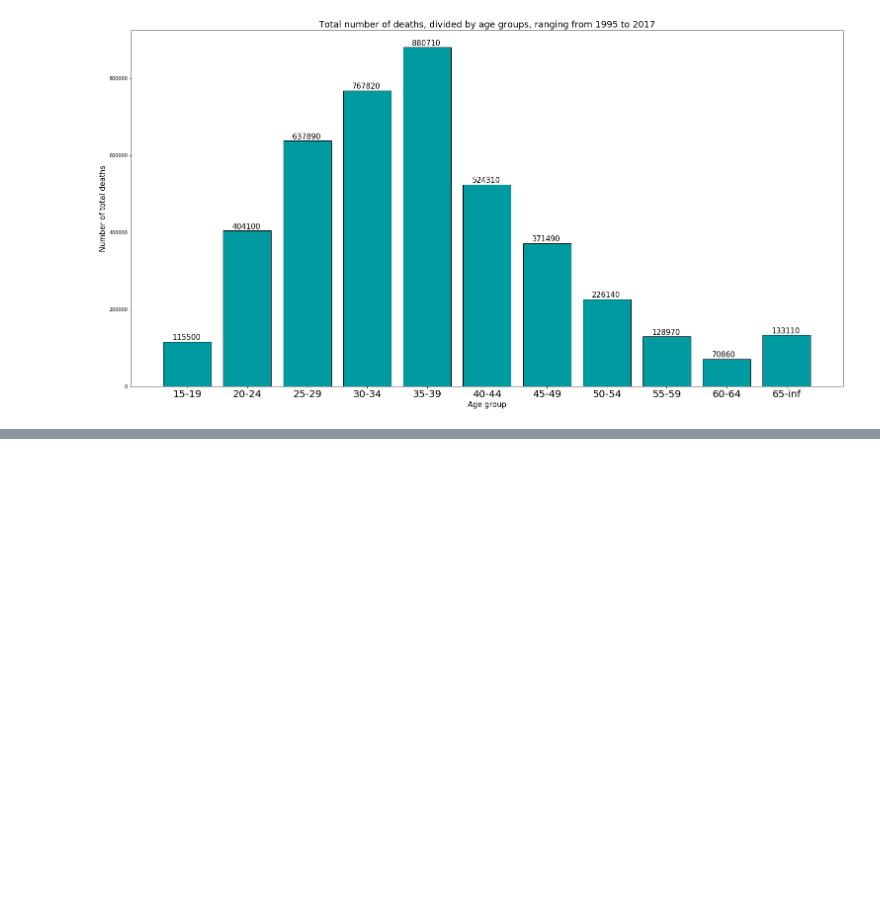
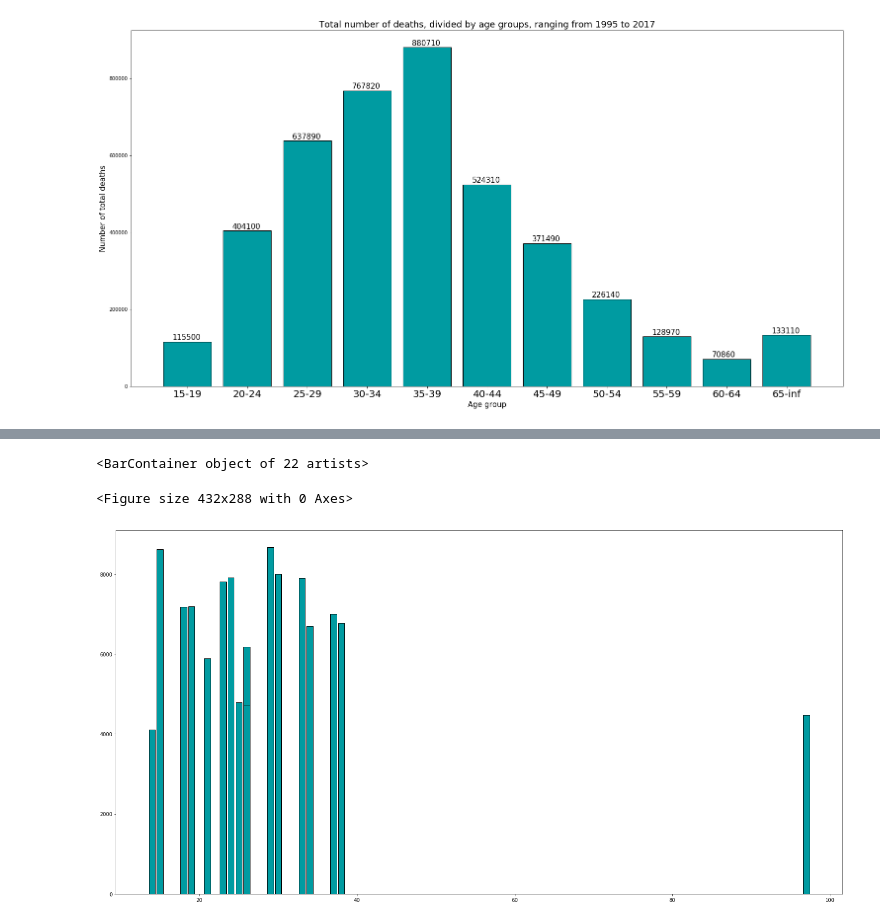
Before and after one commit to danilo1214/PR20ddpdjphv, a Jupyter notebook: Hristijan.ipynb, the cells around one changed output, grey strips where cells are left out. Cells and saved outputs as stored; diff of their text form; code cells hidden in the pictures; blank space fills up the shorter version.

```diff
--- a/Hristijan.ipynb
+++ b/Hristijan.ipynb
@@ -96,0 +422,10 @@ for i in ax.patches:
+# %%
+fig = plt.figure()
+fig = plt.figure(figsize=(20,10))
+ax = fig.add_axes([0,0,1,1])
+
+ax.bar(price_list, death_list, color="#009ba1", align='center', edgecolor="black")
+# %% [output]
+<BarContainer object of 22 artists>
+<Figure size 432x288 with 0 Axes>
+[figure, added]
```
Also changed, not shown: parts of 8 cells of this notebook.
